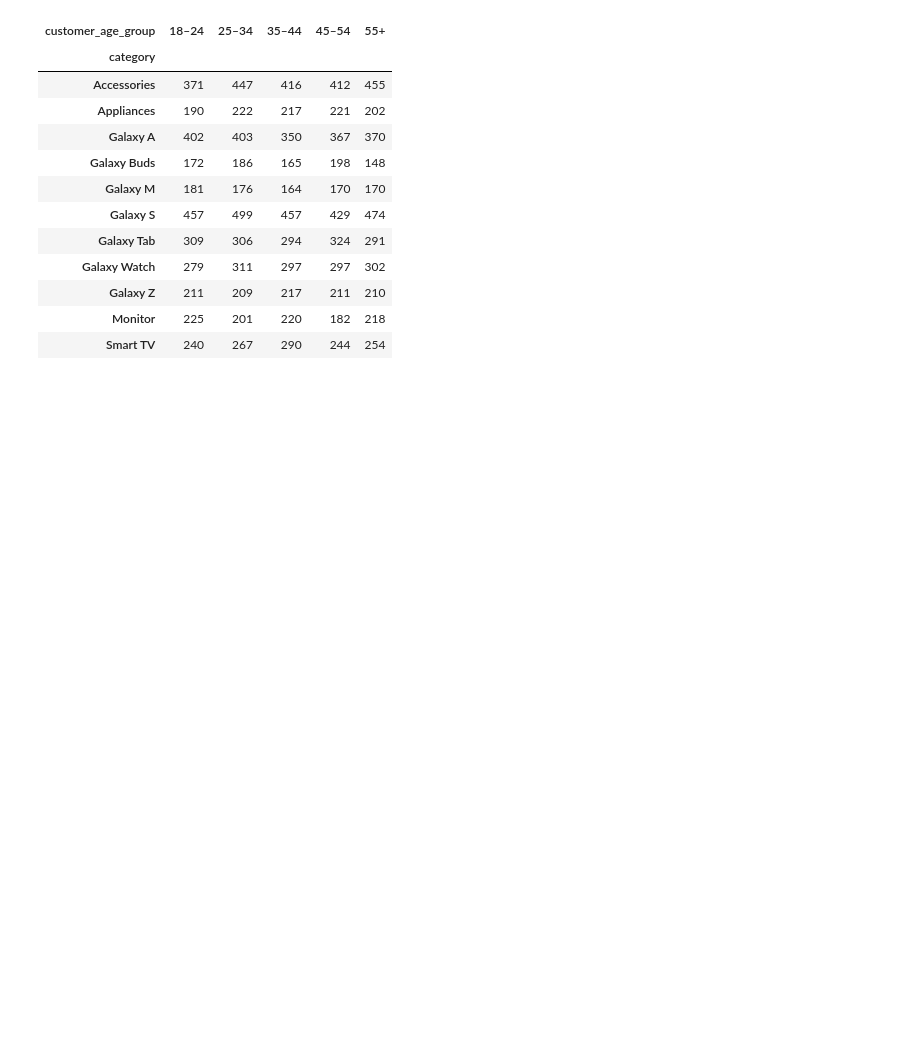
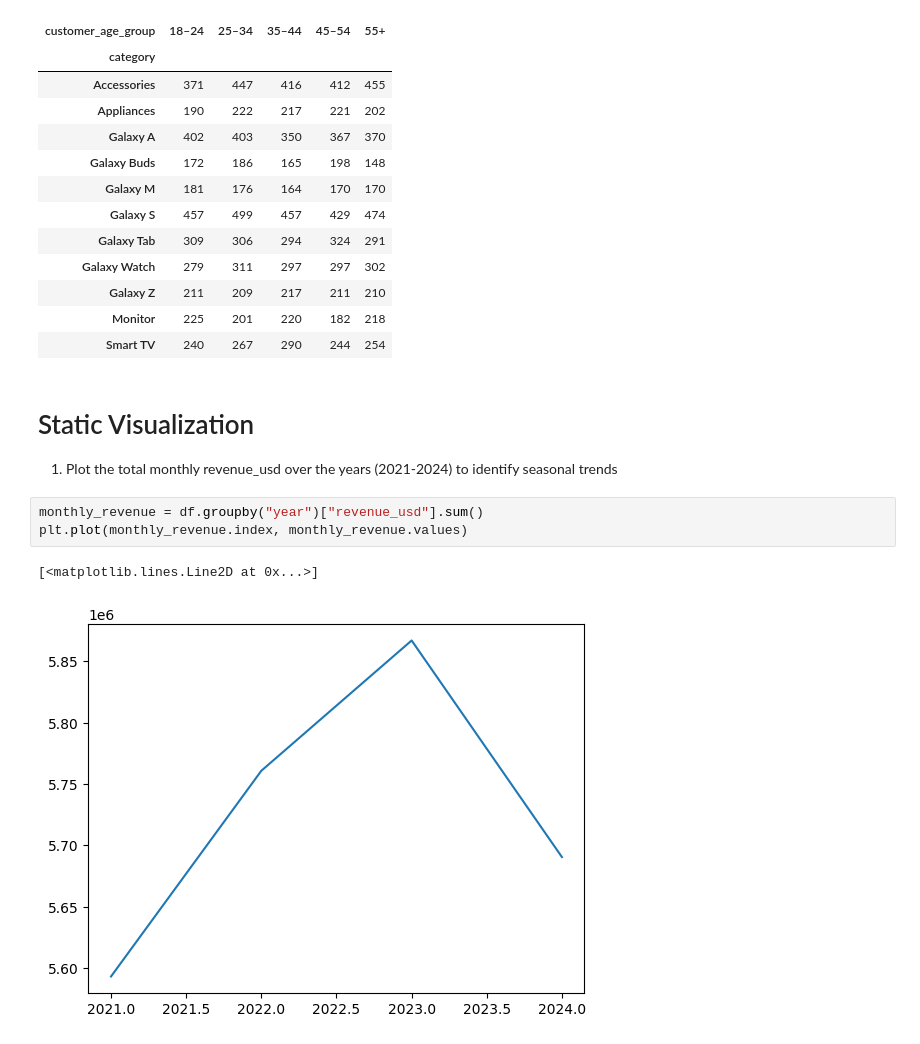
Before and after one commit to nishant8105/Python-Project, a Jupyter notebook: samsung/main.ipynb, the cells around one changed output. Drawn from its saved outputs; the diff is of its cells as text; blank space fills up the shorter version.

Commit message:
practice Matplotlib

```diff
--- a/samsung/main.ipynb
+++ b/samsung/main.ipynb
@@ -375,3 +375,12 @@ pd.crosstab(df["category"], df["customer_age_group"],)
 | Galaxy Z | 211 | 209 | 217 | 211 | 210 |
 | Monitor | 225 | 201 | 220 | 182 | 218 |
 | Smart TV | 240 | 267 | 290 | 244 | 254 |
+# %% [markdown]
+# Static Visualization
+1. Plot the total monthly revenue_usd over the years (2021-2024) to identify seasonal trends
+# %%
+monthly_revenue = df.groupby("year")["revenue_usd"].sum()
+plt.plot(monthly_revenue.index, monthly_revenue.values)
+# %% [output]
+[<matplotlib.lines.Line2D at 0x...>]
+[figure, added]
```
Also changed, not shown: parts of 2 cells of this notebook.
